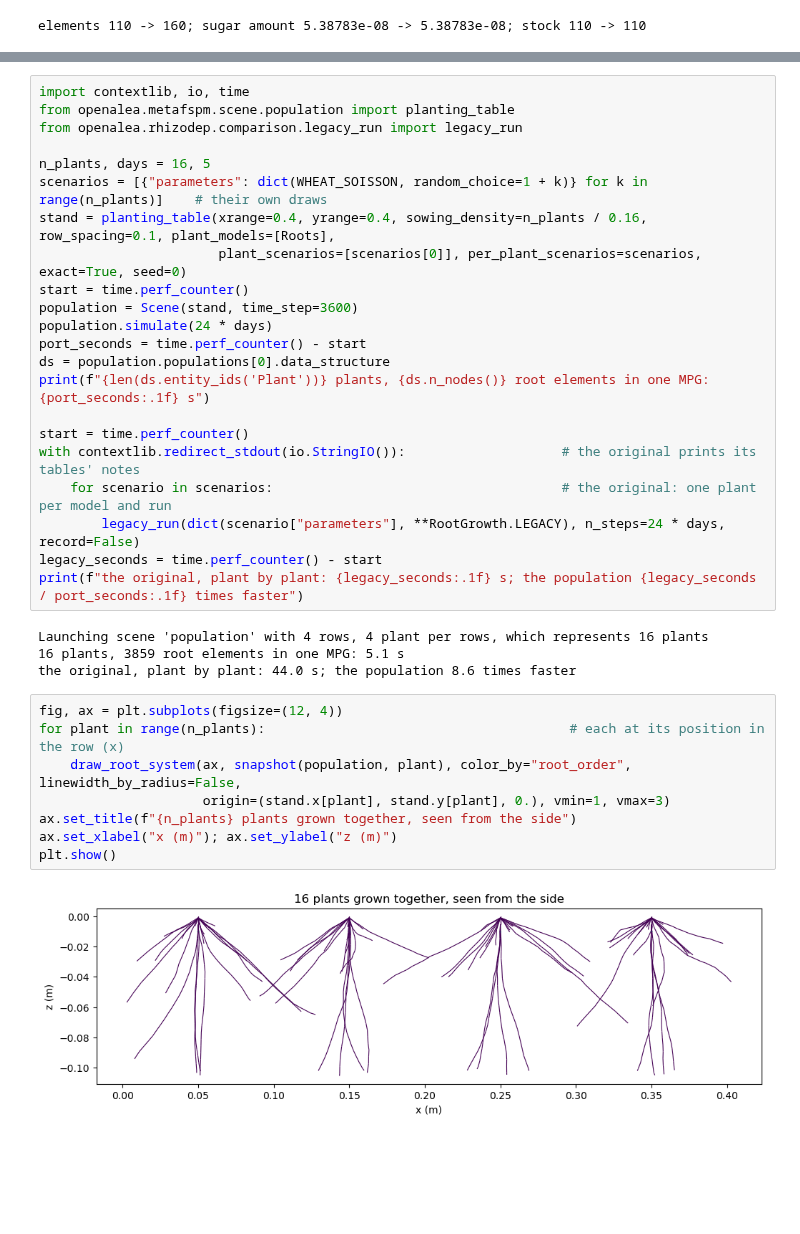
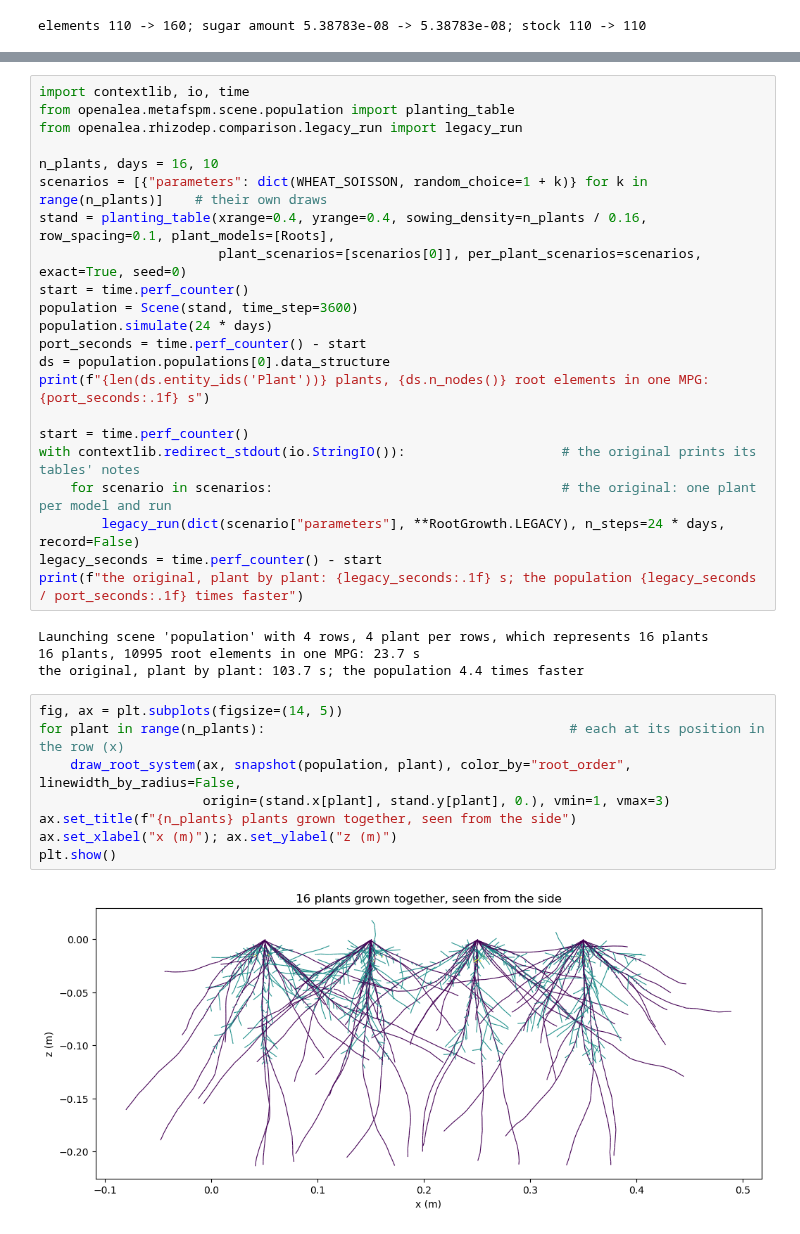
Before and after one commit to openalea/rhizodep, a Jupyter notebook: example/tutorials/tutorial_metafspm_01_root_growth.ipynb, the cells around one changed output, grey strips where cells are left out. Drawn from its saved outputs; the diff is of its cells as text; blank space fills up the shorter version.

```diff
--- a/example/tutorials/tutorial_metafspm_01_root_growth.ipynb
+++ b/example/tutorials/tutorial_metafspm_01_root_growth.ipynb
@@ -234,7 +237,7 @@ import contextlib, io, time
 from openalea.metafspm.scene.population import planting_table
 from openalea.rhizodep.comparison.legacy_run import legacy_run
 
-n_plants, days = 16, 5
+n_plants, days = 16, 10
 scenarios = [{"parameters": dict(WHEAT_SOISSON, random_choice=1 + k)} for k in range(n_plants)]    # their own draws
 stand = planting_table(xrange=0.4, yrange=0.4, sowing_density=n_plants / 0.16, row_spacing=0.1, plant_models=[Roots],
                        plant_scenarios=[scenarios[0]], per_plant_scenarios=scenarios, exact=True, seed=0)
@@ -253,18 +256,18 @@ legacy_seconds = time.perf_counter() - start
 print(f"the original, plant by plant: {legacy_seconds:.1f} s; the population {legacy_seconds / port_seconds:.1f} times faster")
 # %% [output]
 Launching scene 'population' with 4 rows, 4 plant per rows, which represents 16 plants
-16 plants, 3859 root elements in one MPG: 5.1 s
-the original, plant by plant: 44.0 s; the population 8.6 times faster
+16 plants, 10995 root elements in one MPG: 23.7 s
+the original, plant by plant: 103.7 s; the population 4.4 times faster
 # %%
-fig, ax = plt.subplots(figsize=(12, 4))
+fig, ax = plt.subplots(figsize=(14, 5))
 for plant in range(n_plants):                                       # each at its position in the row (x)
     draw_root_system(ax, snapshot(population, plant), color_by="root_order", linewidth_by_radius=False,
                      origin=(stand.x[plant], stand.y[plant], 0.), vmin=1, vmax=3)
 ax.set_title(f"{n_plants} plants grown together, seen from the side")
 ax.set_xlabel("x (m)"); ax.set_ylabel("z (m)")
 plt.show()
 # %% [output]
-[figure, old version]
+[figure, new version]
 # %% [markdown]
 ## 9. Contrasted architectures: parametrization by species
 
```
Also changed, not shown: parts of 3 cells of this notebook.
